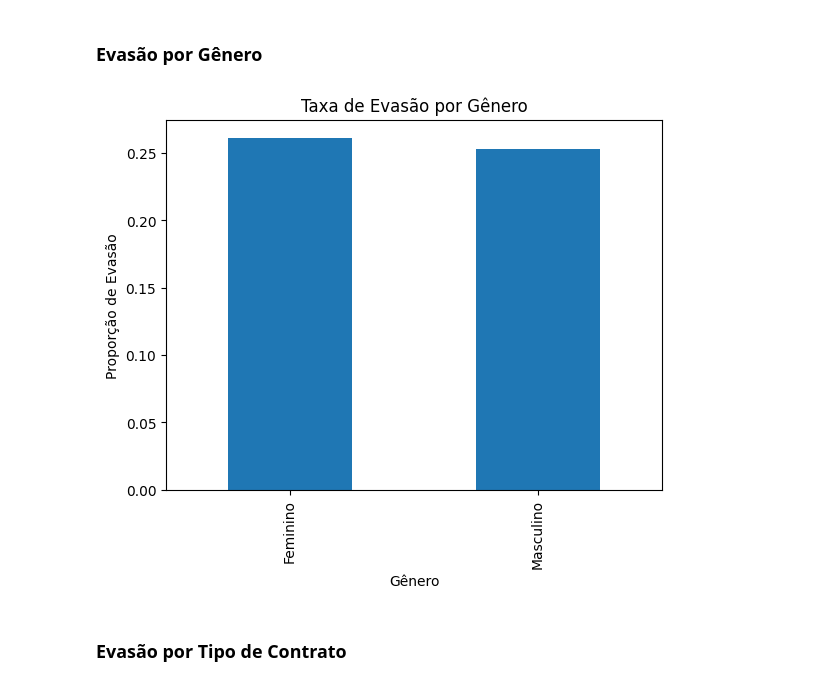
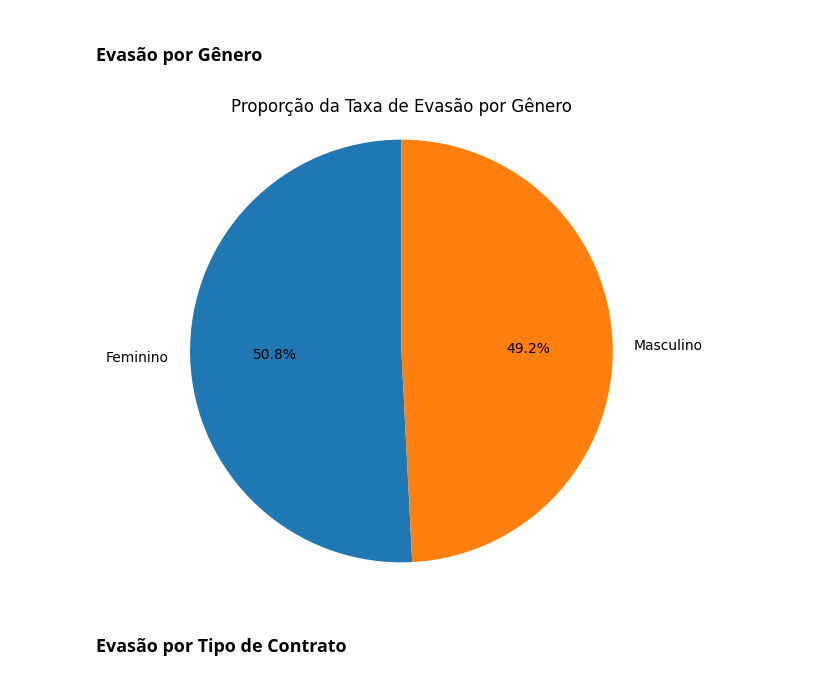
Before and after one commit to Covvalente/TelecomX_BR, a Jupyter notebook: meu_desafio_TelecomX_BR.ipynb, the cells around one changed output. Cells and saved outputs as stored; diff of their text form; code cells hidden in the pictures.

```diff
--- a/meu_desafio_TelecomX_BR.ipynb
+++ b/meu_desafio_TelecomX_BR.ipynb
@@ -22,7 +24,3 @@ df.head()
 #🔧 Transformação
 # %% [markdown]
 ## Conhecendo o Dataset
-# %%
-import pandas as pd
-df=pd.read_json('https://raw.githubusercontent.com/ingridcristh/challenge2-data-science/refs/heads/main/TelecomX_Data.json')
-print(df.info())
@@ -88,4 +26,0 @@ None
-# %%
-import pandas as pd
-df=pd.read_json('https://raw.githubusercontent.com/ingridcristh/challenge2-data-science/refs/heads/main/TelecomX_Data.json')
-display(df.describe(include='all'))
@@ -410,3 +328,0 @@ display(df[['CobrancaMensal']].head())
-# %%
-# Criando a feature de cobrança diária
-df['CobrancaDiaria'] = df['CobrancaMensal'] / 30
@@ -435,8 +328,0 @@ df = df.rename(columns={
-# %%
-# Remover colunas redundantes
-df = df.drop(columns=['Charges.Monthly', 'Charges.Total'])
-
-# (Opcional) Renomear cobrança total
-df = df.rename(columns={'ChargesTotal': 'CobrancaTotal'})
-
-display(df.head())
@@ -576,23 +483,28 @@ Distribuição da Evasão:
 # %%
 import matplotlib.pyplot as plt
 
-# Calcula taxa de evasão por gênero
-evasao_genero = (
-    df.groupby('Genero')['Evasao']
-    .mean()
-    .sort_values(ascending=False)
+# Calcula taxa média de evasão por gênero
+evasao_genero = df.groupby('Genero')['Evasao'].mean()
+
+# Mapeia rótulos
+evasao_genero.index = evasao_genero.index.map({
+    0: 'Feminino',
+    1: 'Masculino'
+})
+
+# Gráfico de pizza
+plt.figure(figsize=(6, 6))
+plt.pie(
+    evasao_genero,
+    labels=evasao_genero.index,
+    autopct='%1.1f%%',
+    startangle=90
 )
-
-evasao_genero.index = evasao_genero.index.map({0: 'Feminino', 1: 'Masculino'})
-# Gráfico
-plt.figure()
-evasao_genero.plot(kind='bar')
-plt.title('Taxa de Evasão por Gênero')
-plt.ylabel('Proporção de Evasão')
-plt.xlabel('Gênero')
+plt.title('Proporção da Taxa de Evasão por Gênero')
+plt.axis('equal')  # Mantém o gráfico circular
 plt.show()
 # %% [output]
-[figure, old version]
+[figure, new version]
 # %% [markdown]
 ### Evasão por Tipo de Contrato
 # %%
```
Also changed, not shown: parts of 21 cells of this notebook.
